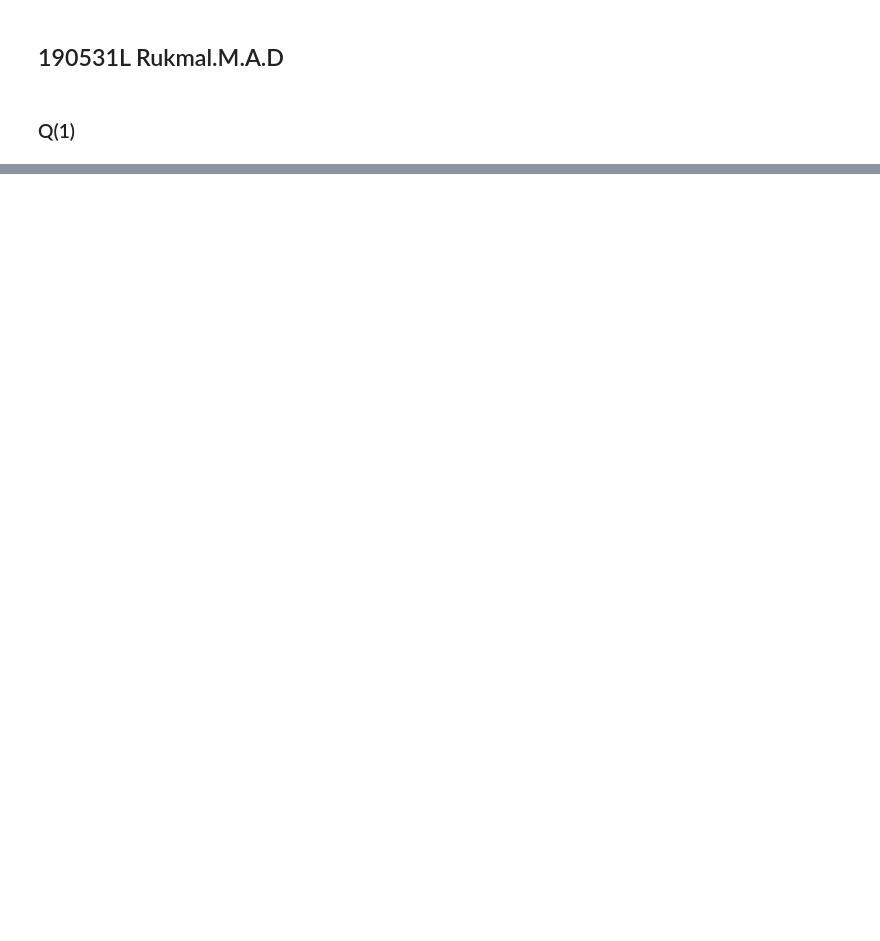
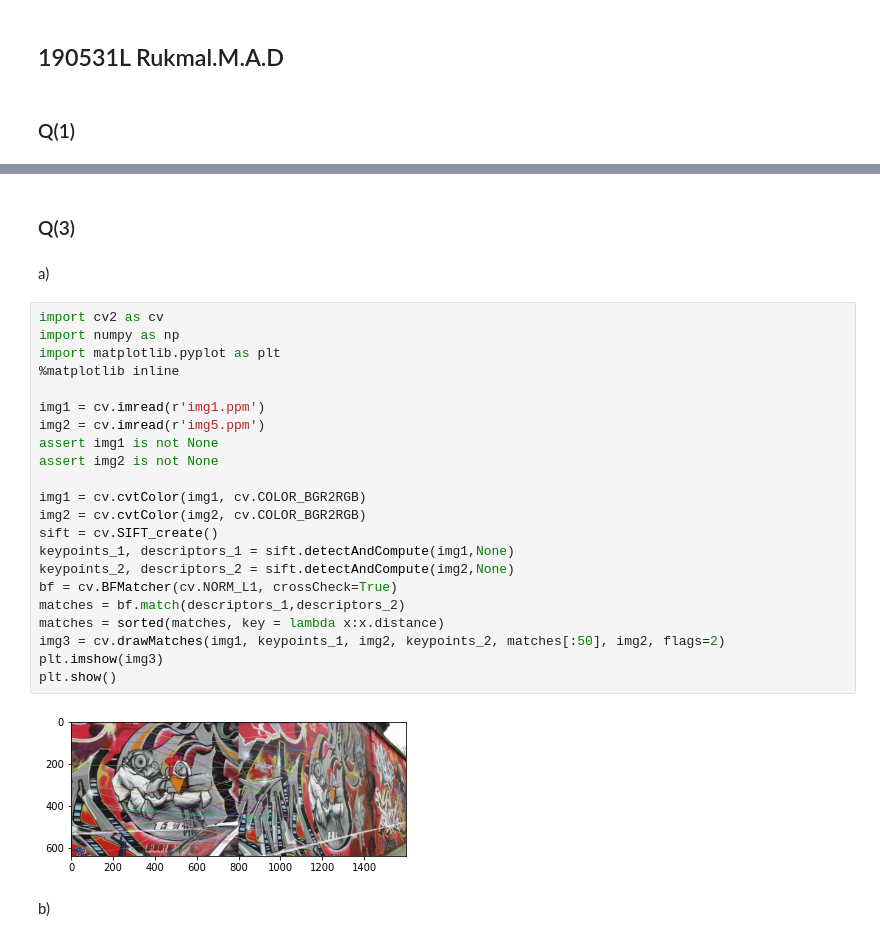
Before and after one commit to DilukshaRukmal/Computer_vision, a Jupyter notebook: Assignment 2/190531L_Assignment_2.ipynb, the cells around one changed output, grey strips where cells are left out. Drawn from its saved outputs; the diff is of its cells as text; blank space fills up the shorter version.

```diff
--- a/Assignment 2/190531L_Assignment_2.ipynb
+++ b/Assignment 2/190531L_Assignment_2.ipynb
@@ -73,0 +89,30 @@ np.random.randint(3)
+# %% [markdown]
+### Q(3)
+# %% [markdown]
+a)
+# %%
+import cv2 as cv
+import numpy as np
+import matplotlib.pyplot as plt
+%matplotlib inline
+
+img1 = cv.imread(r'img1.ppm')
+img2 = cv.imread(r'img5.ppm')
+assert img1 is not None
+assert img2 is not None
+
+img1 = cv.cvtColor(img1, cv.COLOR_BGR2RGB)
+img2 = cv.cvtColor(img2, cv.COLOR_BGR2RGB)
+sift = cv.SIFT_create()
+keypoints_1, descriptors_1 = sift.detectAndCompute(img1,None)
+keypoints_2, descriptors_2 = sift.detectAndCompute(img2,None)
+bf = cv.BFMatcher(cv.NORM_L1, crossCheck=True)
+matches = bf.match(descriptors_1,descriptors_2)
+matches = sorted(matches, key = lambda x:x.distance)
+img3 = cv.drawMatches(img1, keypoints_1, img2, keypoints_2, matches[:50], img2, flags=2)
+plt.imshow(img3)
+plt.show()
+# %% [output]
+[figure, added]
+# %% [markdown]
+b)
```
Also changed, not shown: parts of 3 cells of this notebook, 5 other files.
